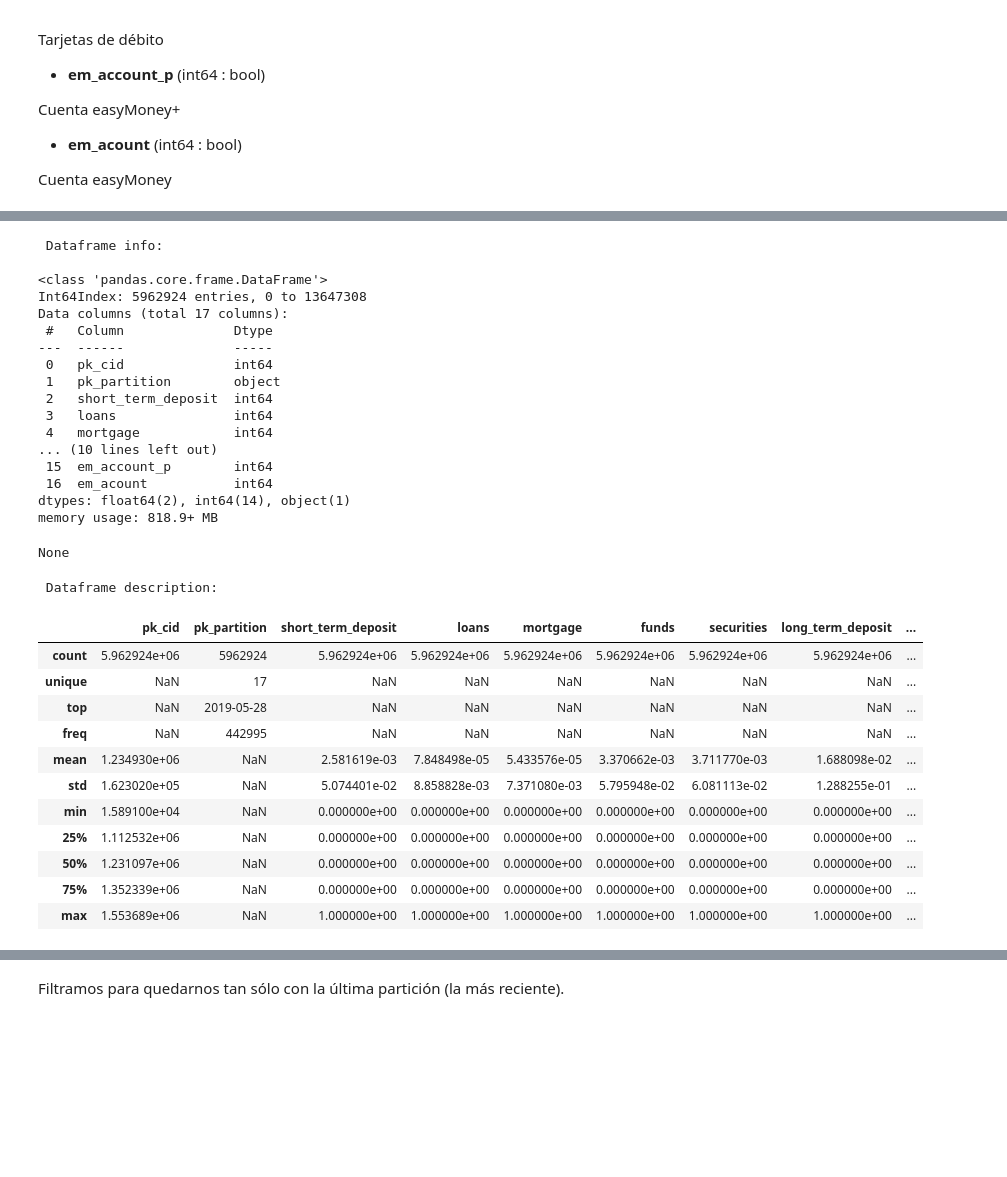
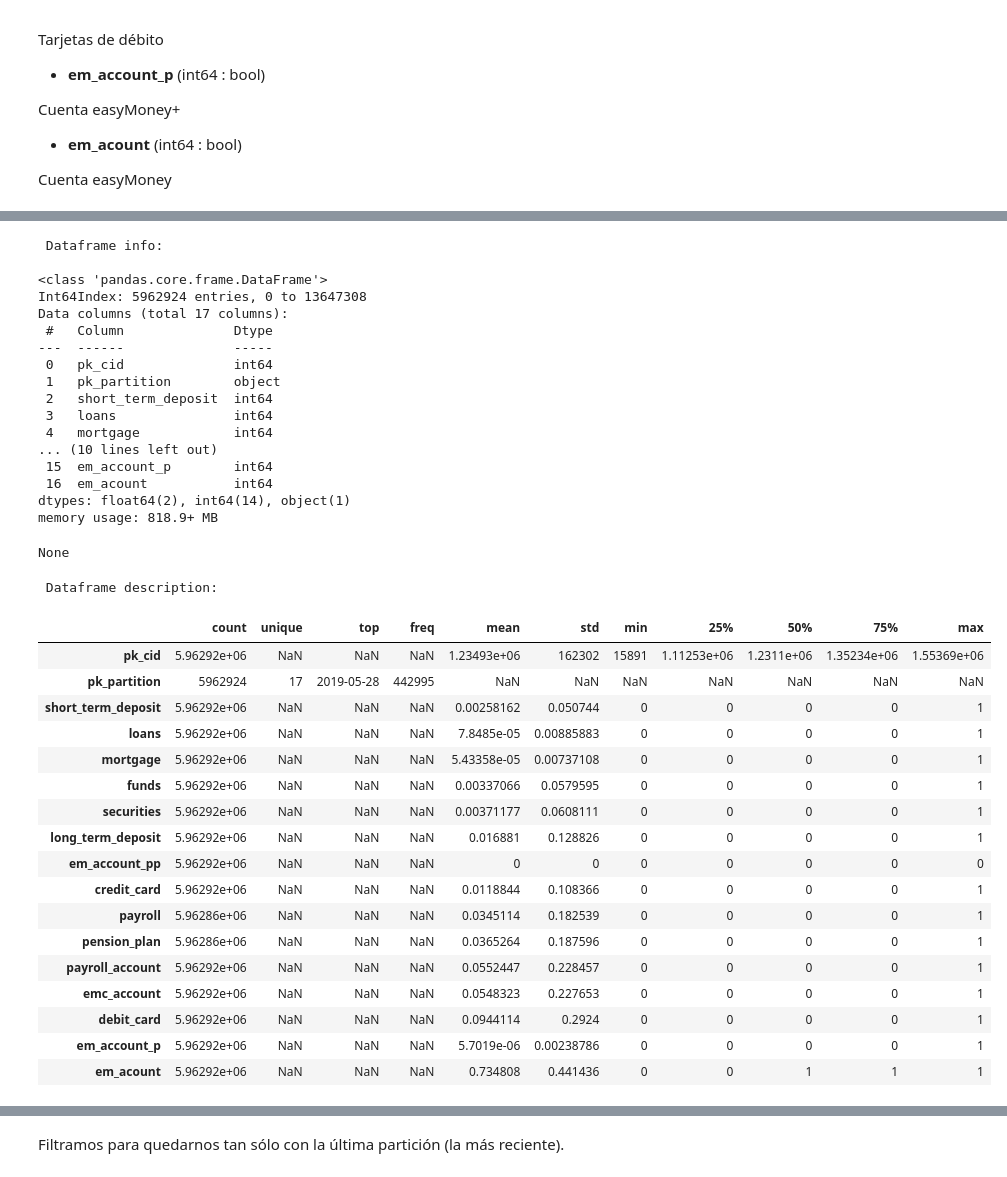
Before and after one commit to carlosperez1997/NDS_ProyectoFinal, a Jupyter notebook: eda_products.ipynb, the cells around one changed output, grey strips where cells are left out. Saved outputs shown, nothing was run; the diff lists cells and outputs as text; code cells hidden in the pictures; blank space fills up the shorter version.

```diff
--- a/eda_products.ipynb
+++ b/eda_products.ipynb
@@ -63,13 +63,13 @@ def df_description(df):
         outputs:
             - None (prints information on the terminal)
     """
-    display(df.head())
+    display(df.head().T)
 
     print('\n\n Dataframe info: \n')
-    display(df.info())
+    display(df.info(verbose=True))
 
     print('\n\n Dataframe description: ')
-    display(df.describe(include='all'))
+    display(df.describe(include='all').T)
     return None
 
 def df_nulls(df):
@@ -80,7 +80,7 @@ import pandas as pd
 import matplotlib.pyplot as plt
 import seaborn as sns
 
-products_all = pd.read_csv('/Users/carlosperezricardo/Documents/DataScience/EasyMoney/data/products_df.csv', index_col=0)
+products = pd.read_csv('/Users/carlosperezricardo/Documents/DataScience/EasyMoney/data/products_df.csv', index_col=0)
 #products_all = pd.read_csv('./data/products_df.csv', index_col=0)
-df_description(products_all)
+df_description(products)
 # %% [output]
@@ -93,31 +105,37 @@ df_description(products_all)
  Dataframe info:
 
 <class 'pandas.core.frame.DataFrame'>
 Int64Index: 5962924 entries, 0 to 13647308
 Data columns (total 17 columns):
  #   Column              Dtype
 ---  ------              -----
  0   pk_cid              int64
  1   pk_partition        object
  2   short_term_deposit  int64
  3   loans               int64
  4   mortgage            int64
 ... (10 lines left out)
  15  em_account_p        int64
  16  em_acount           int64
 dtypes: float64(2), int64(14), object(1)
 memory usage: 818.9+ MB
 None
  Dataframe description:
-|  | pk_cid | pk_partition | short_term_deposit | loans | mortgage | funds | securities | long_term_deposit | ... |
-| count | 5.962924e+06 | 5962924 | 5.962924e+06 | 5.962924e+06 | 5.962924e+06 | 5.962924e+06 | 5.962924e+06 | 5.962924e+06 | ... |
-| unique | NaN | 17 | NaN | NaN | NaN | NaN | NaN | NaN | ... |
-| top | NaN | 2019-05-28 | NaN | NaN | NaN | NaN | NaN | NaN | ... |
-| freq | NaN | 442995 | NaN | NaN | NaN | NaN | NaN | NaN | ... |
-| mean | 1.234930e+06 | NaN | 2.581619e-03 | 7.848498e-05 | 5.433576e-05 | 3.370662e-03 | 3.711770e-03 | 1.688098e-02 | ... |
-| std | 1.623020e+05 | NaN | 5.074401e-02 | 8.858828e-03 | 7.371080e-03 | 5.795948e-02 | 6.081113e-02 | 1.288255e-01 | ... |
-| min | 1.589100e+04 | NaN | 0.000000e+00 | 0.000000e+00 | 0.000000e+00 | 0.000000e+00 | 0.000000e+00 | 0.000000e+00 | ... |
-| 25% | 1.112532e+06 | NaN | 0.000000e+00 | 0.000000e+00 | 0.000000e+00 | 0.000000e+00 | 0.000000e+00 | 0.000000e+00 | ... |
-| 50% | 1.231097e+06 | NaN | 0.000000e+00 | 0.000000e+00 | 0.000000e+00 | 0.000000e+00 | 0.000000e+00 | 0.000000e+00 | ... |
-| 75% | 1.352339e+06 | NaN | 0.000000e+00 | 0.000000e+00 | 0.000000e+00 | 0.000000e+00 | 0.000000e+00 | 0.000000e+00 | ... |
-| max | 1.553689e+06 | NaN | 1.000000e+00 | 1.000000e+00 | 1.000000e+00 | 1.000000e+00 | 1.000000e+00 | 1.000000e+00 | ... |
+|  | count | unique | top | freq | mean | std | min | 25% | 50% | 75% | max |
+| pk_cid | 5.96292e+06 | NaN | NaN | NaN | 1.23493e+06 | 162302 | 15891 | 1.11253e+06 | 1.2311e+06 | 1.35234e+06 | 1.55369e+06 |
+| pk_partition | 5962924 | 17 | 2019-05-28 | 442995 | NaN | NaN | NaN | NaN | NaN | NaN | NaN |
+| short_term_deposit | 5.96292e+06 | NaN | NaN | NaN | 0.00258162 | 0.050744 | 0 | 0 | 0 | 0 | 1 |
+| loans | 5.96292e+06 | NaN | NaN | NaN | 7.8485e-05 | 0.00885883 | 0 | 0 | 0 | 0 | 1 |
+| mortgage | 5.96292e+06 | NaN | NaN | NaN | 5.43358e-05 | 0.00737108 | 0 | 0 | 0 | 0 | 1 |
+| funds | 5.96292e+06 | NaN | NaN | NaN | 0.00337066 | 0.0579595 | 0 | 0 | 0 | 0 | 1 |
+| securities | 5.96292e+06 | NaN | NaN | NaN | 0.00371177 | 0.0608111 | 0 | 0 | 0 | 0 | 1 |
+| long_term_deposit | 5.96292e+06 | NaN | NaN | NaN | 0.016881 | 0.128826 | 0 | 0 | 0 | 0 | 1 |
+| em_account_pp | 5.96292e+06 | NaN | NaN | NaN | 0 | 0 | 0 | 0 | 0 | 0 | 0 |
+| credit_card | 5.96292e+06 | NaN | NaN | NaN | 0.0118844 | 0.108366 | 0 | 0 | 0 | 0 | 1 |
+| payroll | 5.96286e+06 | NaN | NaN | NaN | 0.0345114 | 0.182539 | 0 | 0 | 0 | 0 | 1 |
+| pension_plan | 5.96286e+06 | NaN | NaN | NaN | 0.0365264 | 0.187596 | 0 | 0 | 0 | 0 | 1 |
+| payroll_account | 5.96292e+06 | NaN | NaN | NaN | 0.0552447 | 0.228457 | 0 | 0 | 0 | 0 | 1 |
+| emc_account | 5.96292e+06 | NaN | NaN | NaN | 0.0548323 | 0.227653 | 0 | 0 | 0 | 0 | 1 |
+| debit_card | 5.96292e+06 | NaN | NaN | NaN | 0.0944114 | 0.2924 | 0 | 0 | 0 | 0 | 1 |
+| em_account_p | 5.96292e+06 | NaN | NaN | NaN | 5.7019e-06 | 0.00238786 | 0 | 0 | 0 | 0 | 1 |
+| em_acount | 5.96292e+06 | NaN | NaN | NaN | 0.734808 | 0.441436 | 0 | 0 | 1 | 1 | 1 |
```
Also changed, not shown: parts of 10 cells of this notebook.
